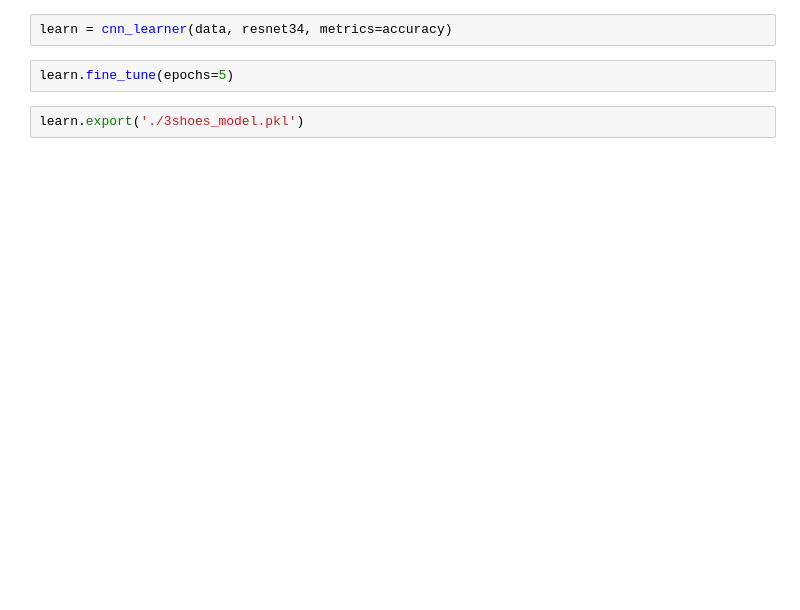
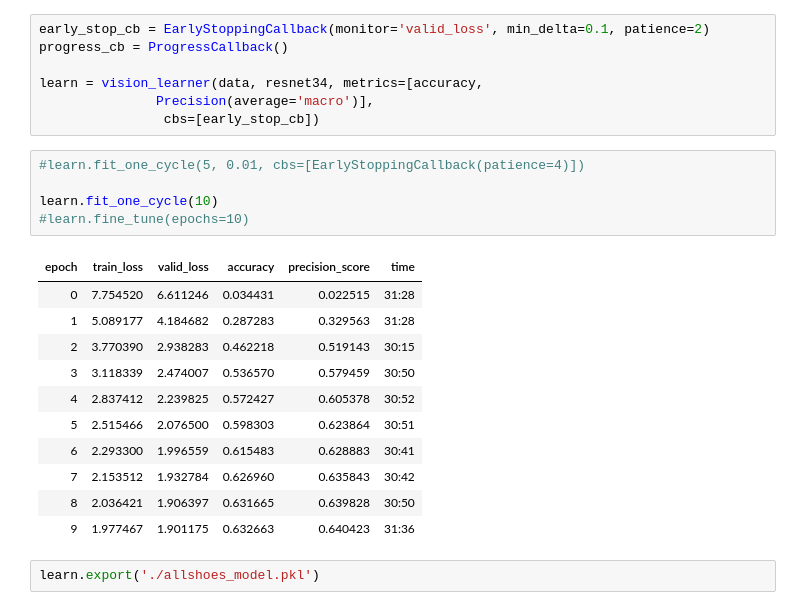
Before and after one commit to lietzdaniel/shoe-recognizer, a Jupyter notebook: ml/ml.ipynb, the cells around one changed output. Saved outputs shown, nothing was run; the diff lists cells and outputs as text; blank space fills up the shorter version.

```diff
--- a/ml/ml.ipynb
+++ b/ml/ml.ipynb
@@ -15,7 +25,27 @@ batch = data.show_batch()
-# %%
-learn = cnn_learner(data, resnet34, metrics=accuracy)
-# %%
-learn.fine_tune(epochs=5)
+# %%
+early_stop_cb = EarlyStoppingCallback(monitor='valid_loss', min_delta=0.1, patience=2)
+progress_cb = ProgressCallback()
+
+learn = vision_learner(data, resnet34, metrics=[accuracy,
+               Precision(average='macro')],
+                cbs=[early_stop_cb])
+# %%
+#learn.fit_one_cycle(5, 0.01, cbs=[EarlyStoppingCallback(patience=4)])
+
+learn.fit_one_cycle(10)
+#learn.fine_tune(epochs=10)
+# %% [output]
+| epoch | train_loss | valid_loss | accuracy | precision_score | time |
+| 0 | 7.754520 | 6.611246 | 0.034431 | 0.022515 | 31:28 |
+| 1 | 5.089177 | 4.184682 | 0.287283 | 0.329563 | 31:28 |
+| 2 | 3.770390 | 2.938283 | 0.462218 | 0.519143 | 30:15 |
+| 3 | 3.118339 | 2.474007 | 0.536570 | 0.579459 | 30:50 |
+| 4 | 2.837412 | 2.239825 | 0.572427 | 0.605378 | 30:52 |
+| 5 | 2.515466 | 2.076500 | 0.598303 | 0.623864 | 30:51 |
+| 6 | 2.293300 | 1.996559 | 0.615483 | 0.628883 | 30:41 |
+| 7 | 2.153512 | 1.932784 | 0.626960 | 0.635843 | 30:42 |
+| 8 | 2.036421 | 1.906397 | 0.631665 | 0.639828 | 30:50 |
+| 9 | 1.977467 | 1.901175 | 0.632663 | 0.640423 | 31:36 |
 # %%
-learn.export('./3shoes_model.pkl')
+learn.export('./allshoes_model.pkl')
 # %%
```
Also changed, not shown: parts of 7 cells of this notebook.
